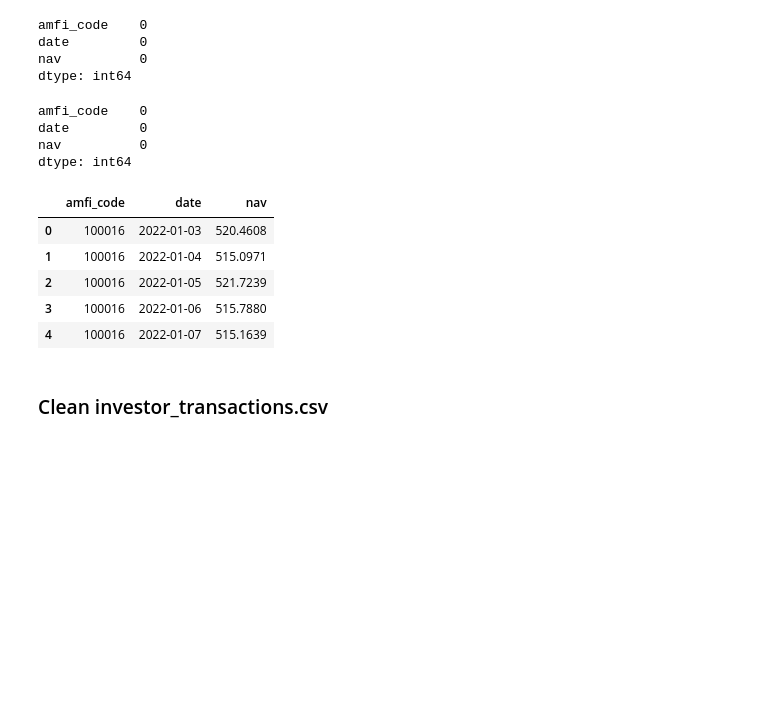
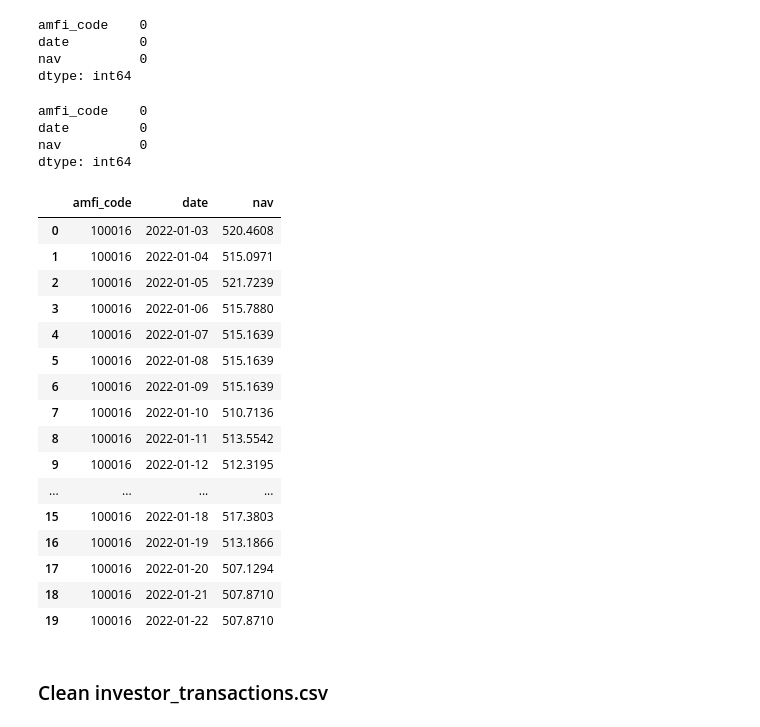
Before and after one commit to Aniruddha-Ray/Bluestock-project-repo-1, a Jupyter notebook: bluestock_mf_capstone/notebooks/02_data_cleaning.ipynb, the cells around one changed output. Saved outputs shown, nothing was run; the diff lists cells and outputs as text; code cells hidden in the pictures; blank space fills up the shorter version.

```diff
--- a/bluestock_mf_capstone/notebooks/02_data_cleaning.ipynb
+++ b/bluestock_mf_capstone/notebooks/02_data_cleaning.ipynb
@@ -44,34 +44,45 @@ def forward_fill_nav(df):
         # create a daily calendar (includes weekends & holidays)
         idx = pd.date_range(g.index.min(), g.index.max(), freq='D')
         full = g.reindex(idx)
         full['amfi_code'] = amfi
         # forward-fill NAV across weekends/holidays
         full['nav'] = full['nav'].ffill()
         full = full.reset_index().rename(columns={'index':'date'})
         # drop rows still missing nav (e.g., before first known NAV)
         full = full.dropna(subset=['nav'])
         out.append(full[['amfi_code','date','nav']])
 
     return pd.concat(out, ignore_index=True)
 
 nav_history_df = forward_fill_nav(nav_history_df)
 
 nav_history_df.drop_duplicates(subset=['amfi_code','date'], inplace=True)
 nav_history_df.drop(nav_history_df[nav_history_df['nav'] < 0].index, inplace=True)
 print(nav_history_df.isna().sum())
 nav_history_df.dropna(inplace=True)
-nav_history_df.head()
+nav_history_df.head(20)
 # %% [output]
 amfi_code    0
 date         0
 nav          0
 dtype: int64
 |  | amfi_code | date | nav |
 | 0 | 100016 | 2022-01-03 | 520.4608 |
 | 1 | 100016 | 2022-01-04 | 515.0971 |
 | 2 | 100016 | 2022-01-05 | 521.7239 |
 | 3 | 100016 | 2022-01-06 | 515.7880 |
 | 4 | 100016 | 2022-01-07 | 515.1639 |
+| 5 | 100016 | 2022-01-08 | 515.1639 |
+| 6 | 100016 | 2022-01-09 | 515.1639 |
+| 7 | 100016 | 2022-01-10 | 510.7136 |
+| 8 | 100016 | 2022-01-11 | 513.5542 |
+| 9 | 100016 | 2022-01-12 | 512.3195 |
+| ... | ... | ... | ... |
+| 15 | 100016 | 2022-01-18 | 517.3803 |
+| 16 | 100016 | 2022-01-19 | 513.1866 |
+| 17 | 100016 | 2022-01-20 | 507.1294 |
+| 18 | 100016 | 2022-01-21 | 507.8710 |
+| 19 | 100016 | 2022-01-22 | 507.8710 |
 # %%
 nav_history_df.to_csv(r'C:\Users\Asus\OneDrive\Desktop\Bluestock_intern\Bluestock-project-repo-1\bluestock_mf_capstone\data\processed\nav_history_cleaned.csv', index=False)
 # %% [markdown]
```
Also changed, not shown: 6 other files.
